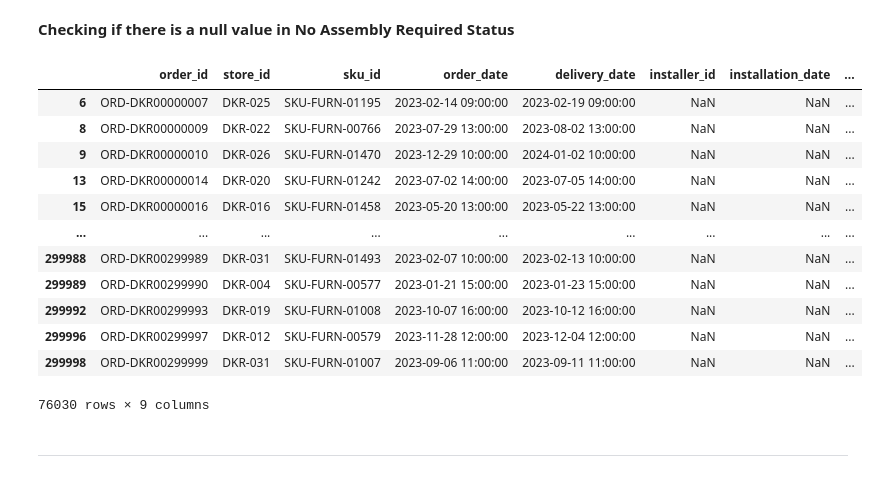
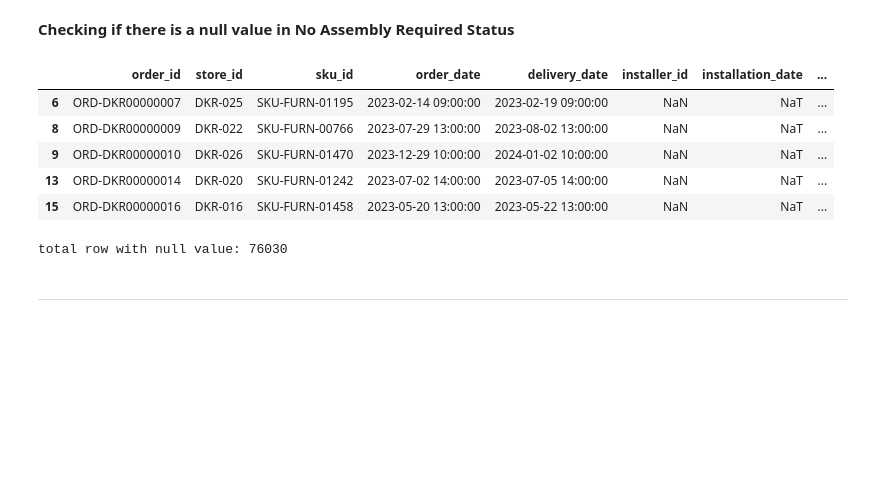
Before and after one commit to ElmarLeonard9/Unsynchronized_Delivery_to_Installation_on_Dekoruma_Analysis, a Jupyter notebook: notebooks/1.0-bdp-inital-data-exploration.ipynb, the cells around one changed output. Drawn from its saved outputs; the diff is of its cells as text; code cells hidden in the pictures; blank space fills up the shorter version.

```diff
--- a/notebooks/1.0-bdp-inital-data-exploration.ipynb
+++ b/notebooks/1.0-bdp-inital-data-exploration.ipynb
@@ -313,21 +326,16 @@ df_raw_orders[(df_raw_orders["installation_status"]=="No Assembly Service")&(df_
 # %% [markdown]
 **Checking if there is a null value in No Assembly Required Status**
-# %%
-df_raw_orders[(df_raw_orders["installation_status"]=="No Assembly Required")&(df_raw_orders["installer_id"].isnull())]
-# %% [output]
-|  | order_id | store_id | sku_id | order_date | delivery_date | installer_id | installation_date | ... |
-| 6 | ORD-DKR00000007 | DKR-025 | SKU-FURN-01195 | 2023-02-14 09:00:00 | 2023-02-19 09:00:00 | NaN | NaN | ... |
-| 8 | ORD-DKR00000009 | DKR-022 | SKU-FURN-00766 | 2023-07-29 13:00:00 | 2023-08-02 13:00:00 | NaN | NaN | ... |
-| 9 | ORD-DKR00000010 | DKR-026 | SKU-FURN-01470 | 2023-12-29 10:00:00 | 2024-01-02 10:00:00 | NaN | NaN | ... |
-| 13 | ORD-DKR00000014 | DKR-020 | SKU-FURN-01242 | 2023-07-02 14:00:00 | 2023-07-05 14:00:00 | NaN | NaN | ... |
-| 15 | ORD-DKR00000016 | DKR-016 | SKU-FURN-01458 | 2023-05-20 13:00:00 | 2023-05-22 13:00:00 | NaN | NaN | ... |
-| ... | ... | ... | ... | ... | ... | ... | ... | ... |
-| 299988 | ORD-DKR00299989 | DKR-031 | SKU-FURN-01493 | 2023-02-07 10:00:00 | 2023-02-13 10:00:00 | NaN | NaN | ... |
-| 299989 | ORD-DKR00299990 | DKR-004 | SKU-FURN-00577 | 2023-01-21 15:00:00 | 2023-01-23 15:00:00 | NaN | NaN | ... |
-| 299992 | ORD-DKR00299993 | DKR-019 | SKU-FURN-01008 | 2023-10-07 16:00:00 | 2023-10-12 16:00:00 | NaN | NaN | ... |
-| 299996 | ORD-DKR00299997 | DKR-012 | SKU-FURN-00579 | 2023-11-28 12:00:00 | 2023-12-04 12:00:00 | NaN | NaN | ... |
-| 299998 | ORD-DKR00299999 | DKR-031 | SKU-FURN-01007 | 2023-09-06 11:00:00 | 2023-09-11 11:00:00 | NaN | NaN | ... |
-76030 rows × 9 columns
+# %%
+display(df_raw_orders[(df_raw_orders["installation_status"]=="No Assembly Required")&(df_raw_orders["installer_id"].isnull())].head())
+print(f"total row with null value: {df_raw_orders[(df_raw_orders["installation_status"]=="No Assembly Required")&(df_raw_orders["installer_id"].isnull())].shape[0]}")
+# %% [output]
+|  | order_id | store_id | sku_id | order_date | delivery_date | installer_id | installation_date | ... |
+| 6 | ORD-DKR00000007 | DKR-025 | SKU-FURN-01195 | 2023-02-14 09:00:00 | 2023-02-19 09:00:00 | NaN | NaT | ... |
+| 8 | ORD-DKR00000009 | DKR-022 | SKU-FURN-00766 | 2023-07-29 13:00:00 | 2023-08-02 13:00:00 | NaN | NaT | ... |
+| 9 | ORD-DKR00000010 | DKR-026 | SKU-FURN-01470 | 2023-12-29 10:00:00 | 2024-01-02 10:00:00 | NaN | NaT | ... |
+| 13 | ORD-DKR00000014 | DKR-020 | SKU-FURN-01242 | 2023-07-02 14:00:00 | 2023-07-05 14:00:00 | NaN | NaT | ... |
+| 15 | ORD-DKR00000016 | DKR-016 | SKU-FURN-01458 | 2023-05-20 13:00:00 | 2023-05-22 13:00:00 | NaN | NaT | ... |
+total row with null value: 76030
 # %% [markdown]
 ---
 # %% [markdown]
```
Also changed, not shown: parts of 41 cells of this notebook.
